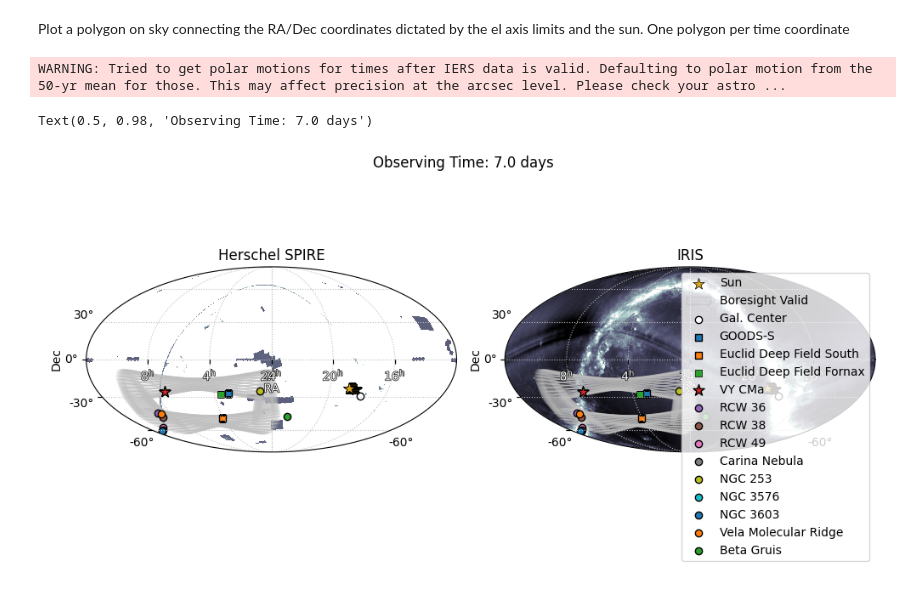
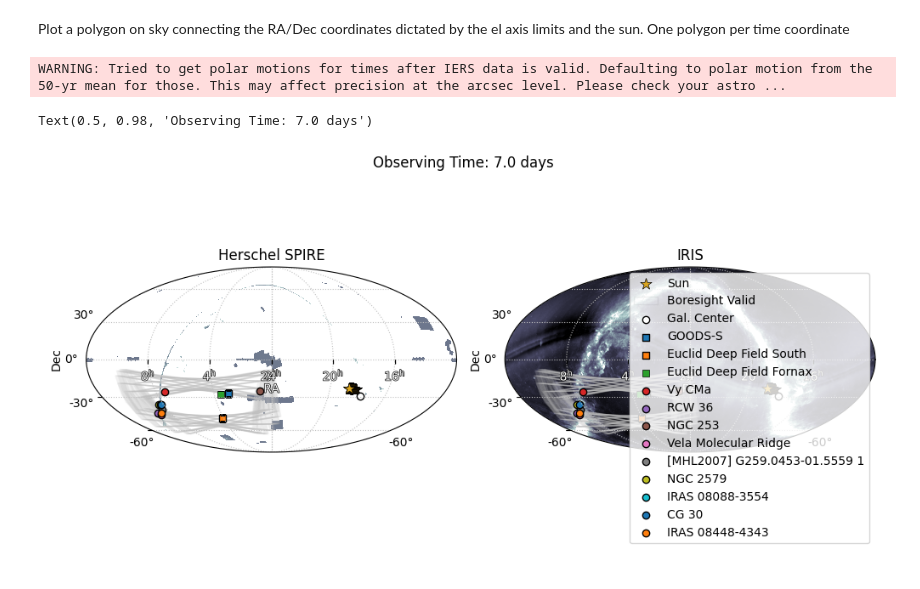
Before and after one commit to tim-balloon/tim-memos, a Jupyter notebook: TIM_sky_coverage.ipynb, the cells around one changed output. Drawn from its saved outputs; the diff is of its cells as text; code cells hidden in the pictures.

```diff
--- a/TIM_sky_coverage.ipynb
+++ b/TIM_sky_coverage.ipynb
@@ -70,5 +66,5 @@ WARNING: Tried to get polar motions for times after IERS data is valid. Defaulti
 # %%
-fig, ax = plt.subplots(figsize=(12,7), nrows=3, sharex=True)
+fig, ax = plt.subplots(figsize=(12,10), nrows=3, sharex=True)
 
 ax[0].plot(t, sun_altaz.alt.deg, marker='.', color='goldenrod')
 ax[0].set_ylim(0, 60)
@@ -84,9 +80,16 @@ ax[1].set_ylabel('Azimuth (deg +from North)')
 ax[1].legend(loc='upper right')
 
 ax[2].plot(t, goods_s_altaz.alt.deg, marker='.', label='GOODS-S')
-ax[2].plot(t, vy_cma_altaz.alt.deg, marker='.', color='r', label='Vy CMa')
-ax[2].plot(t, ngc253_altaz.alt.deg, marker='.', color='purple', label='NGC 253')
-ax[2].plot(t, rcw38_altaz.alt.deg, marker='.', label='RCW 38')
+plot_from_catalog_helper_t_vs_el(ax[2], 'Vy CMa')
+plot_from_catalog_helper_t_vs_el(ax[2], 'NGC 253')
+plot_from_catalog_helper_t_vs_el(ax[2], 'RCW 36')
+# plot_from_catalog_helper_t_vs_el(ax[2], 'RCW 38')
+plot_from_catalog_helper_t_vs_el(ax[2], '[MHL2007] G259.0453-01.5559 1')
+plot_from_catalog_helper_t_vs_el(ax[2], 'NGC 2579')
+plot_from_catalog_helper_t_vs_el(ax[2], 'IRAS 08088-3554')
+plot_from_catalog_helper_t_vs_el(ax[2], 'CG 30')
+plot_from_catalog_helper_t_vs_el(ax[2], 'IRAS 08448-4343')
+
 ax[2].axhline(EL_MIN, color='limegreen')
 ax[2].fill_between(t.value, EL_MIN, y2=EL_MAX, color='limegreen', alpha=0.3)
 ax[2].axhline(EL_MAX, color='limegreen')
@@ -125,8 +129,8 @@ def allsky_query(hips, reload=False):
             hips=hips,
             ra=0 * u.deg,
             dec=0 * u.deg,
-            width=3000,
-            height=1500,
+            width=5000,
+            height=2500,
             fov=360 * u.deg,
             projection='MOL',
             get_query_payload=False,
@@ -205,45 +209,50 @@ for j, ax in enumerate(axs):
         reg = PolygonSkyRegion(vertices=verts, visual=dict(fill=True, edgecolor='limegreen', facecolor=None))
         rs.append(reg)
     regions = Regions(rs)
-    # regions.write('myregions.reg', format='ds9', overwrite=True)
+    regions.write('myregions.reg', format='ds9', overwrite=True)
 
     px_regions = [r.to_pixel(wcs) for r in rs]
     for i, p in enumerate(px_regions):
         if i == 0:
             p.plot(ax=ax, edgecolor='k', facecolor='none', alpha=max(1/len(times), 0.05), label='Boresight Valid')
         # p.plot(ax=ax, edgecolor='k', alpha=max(1/len(times), 0.01))
         p.plot(ax=ax, facecolor='none', edgecolor='silver', alpha=0.2)
 
     # some additional points of interest
     ax.scatter(gal_center.ra, gal_center.dec, facecolor='w', edgecolor='k', transform=ax.get_transform('icrs'), label='Gal. Center')
     ax.scatter(goods_s.ra, goods_s.dec, marker='s', edgecolor='k', transform=ax.get_transform('icrs'), label='GOODS-S')
     ax.scatter(edfs.ra, edfs.dec, marker='s', edgecolor='k', transform=ax.get_transform('icrs'), label='Euclid Deep Field South')
     ax.scatter(edff.ra, edff.dec, marker='s', linewidth=0.5, edgecolor='k', transform=ax.get_transform('icrs'), label='Euclid Deep Field Fornax')
-    ax.scatter(vy_cma.ra, vy_cma.dec, s=100, marker='*', edgecolor='k', transform=ax.get_transform('icrs'), label='VY CMa')
 
+    plot_from_catalog_helper(ax, 'Vy CMa')
     plot_from_catalog_helper(ax, 'RCW 36')
-    plot_from_catalog_helper(ax, 'RCW 38')
-    plot_from_catalog_helper(ax, 'RCW 49')
-    plot_from_catalog_helper(ax, 'Carina Nebula')
+    # plot_from_catalog_helper(ax, 'RCW 38')
+    # plot_from_catalog_helper(ax, 'RCW 49')
+    # plot_from_catalog_helper(ax, 'Carina Nebula')
     plot_from_catalog_helper(ax, 'NGC 253')
-    plot_from_catalog_helper(ax, 'NGC 3576')
-    plot_from_catalog_helper(ax, 'NGC 3603')
+    # plot_from_catalog_helper(ax, 'NGC 3576')
+    # plot_from_catalog_helper(ax, 'NGC 3603')
     plot_from_catalog_helper(ax, 'Vela Molecular Ridge')
-    plot_from_catalog_helper(ax, 'Beta Gruis')
+    # plot_from_catalog_helper(ax, 'Beta Gruis')
+    plot_from_catalog_helper(ax, '[MHL2007] G259.0453-01.5559 1') # Young Stellar Object Candidate
+    plot_from_catalog_helper(ax, 'NGC 2579')
+    plot_from_catalog_helper(ax, 'IRAS 08088-3554')
+    plot_from_catalog_helper(ax, 'CG 30')
+    plot_from_catalog_helper(ax, 'IRAS 08448-4343')
 
     # for hh in [120, 132, 133, 171, 188, 217, 219, 246]: # [46, 47, 72, 73, 74, 75,]
     #     plot_from_catalog_helper(ax, 'HH' + str(hh))
 
     ax.set_xlabel('RA', color='w', path_effects=path_effects)
     ax.set_ylabel('Dec')
     if j == 1:
         ax.legend()
     fig.tight_layout()
 
 ax0.set_title('Herschel SPIRE')
 ax1.set_title('IRIS')
 fig.suptitle(f'Observing Time: {(t[-1] - t[0]).to(u.day).value:.1f} days')
 # %% [output]
 WARNING: Tried to get polar motions for times after IERS data is valid. Defaulting to polar motion from the 50-yr mean for those. This may affect precision at the arcsec level. Please check your astro ...
 Text(0.5, 0.98, 'Observing Time: 7.0 days')
-[figure, old version]
+[figure, new version]
```
Also changed, not shown: parts of 3 cells of this notebook.
